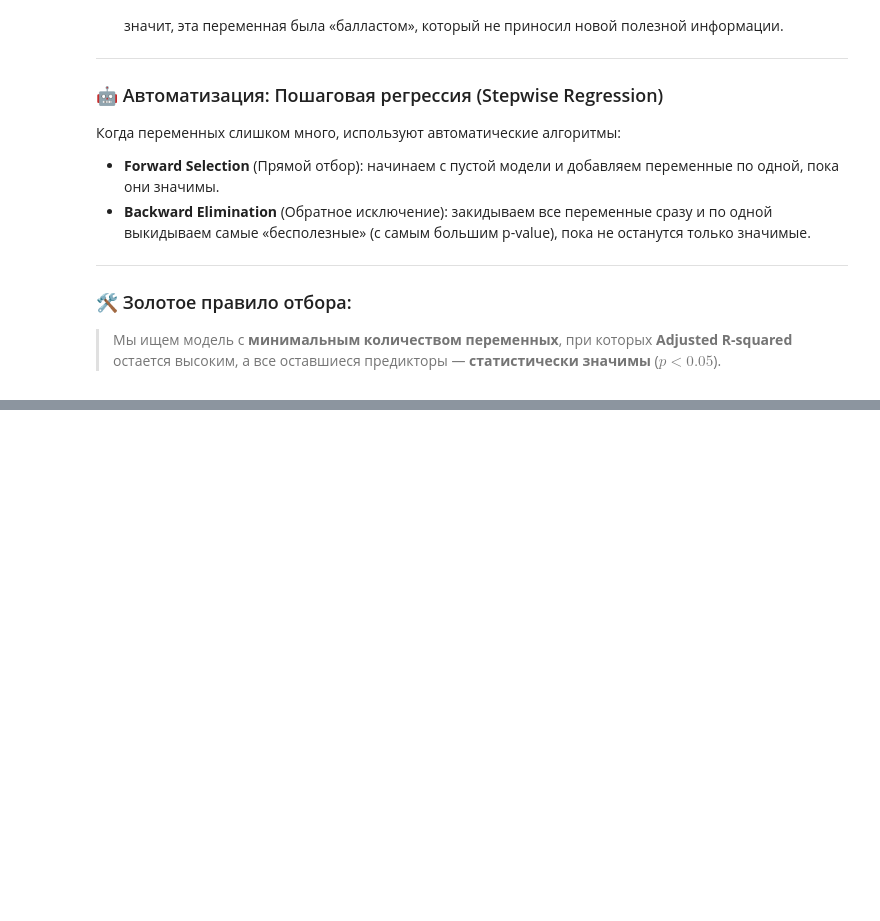
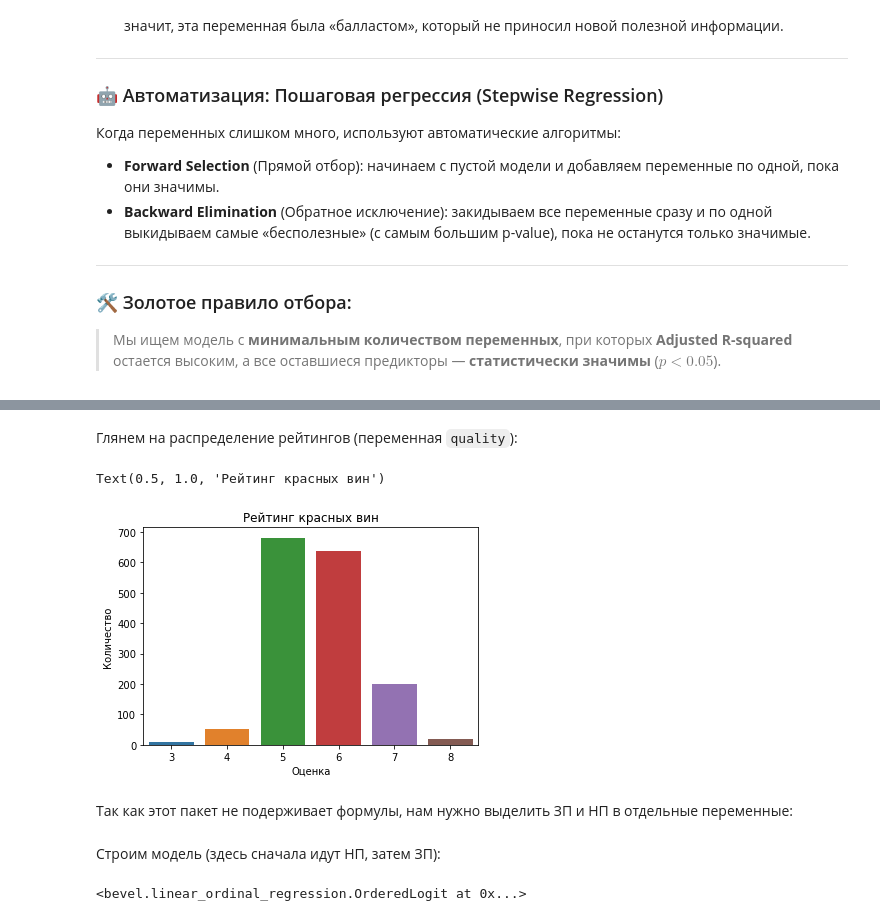
Before and after one commit to Arsenii-S7/Stats_Learning, a Jupyter notebook: Statistics.ipynb, the cells around one changed output, grey strips where cells are left out. Cells and saved outputs as stored; diff of their text form; code cells hidden in the pictures; blank space fills up the shorter version.

```diff
--- a/Statistics.ipynb
+++ b/Statistics.ipynb
@@ -3011,0 +3192,2 @@ Covariance Type:            nonrobust
+# %%
+wines = pd.read_csv('D:/Stepik/winequality-red.csv', sep = ';')
@@ -3011,0 +3203,12 @@ Covariance Type:            nonrobust
+# %% [markdown]
+Глянем на распределение рейтингов (переменная `quality`):
+# %%
+sns.countplot(x = 'quality', data = wines)
+plt.xlabel('Оценка')
+plt.ylabel('Количество')
+plt.title('Рейтинг красных вин')
+# %% [output]
+Text(0.5, 1.0, 'Рейтинг красных вин')
+[figure, added]
+# %% [markdown]
+Так как этот пакет не подерживает формулы, нам нужно выделить ЗП и НП в отдельные переменные:
@@ -3011,0 +3218,7 @@ Covariance Type:            nonrobust
+# %% [markdown]
+Строим модель (здесь сначала идут НП, затем ЗП):
+# %%
+ol = OrderedLogit()
+ol.fit(X, Y)
+# %% [output]
+<bevel.linear_ordinal_regression.OrderedLogit at 0x...>
```
Also changed, not shown: parts of 96 cells of this notebook.
